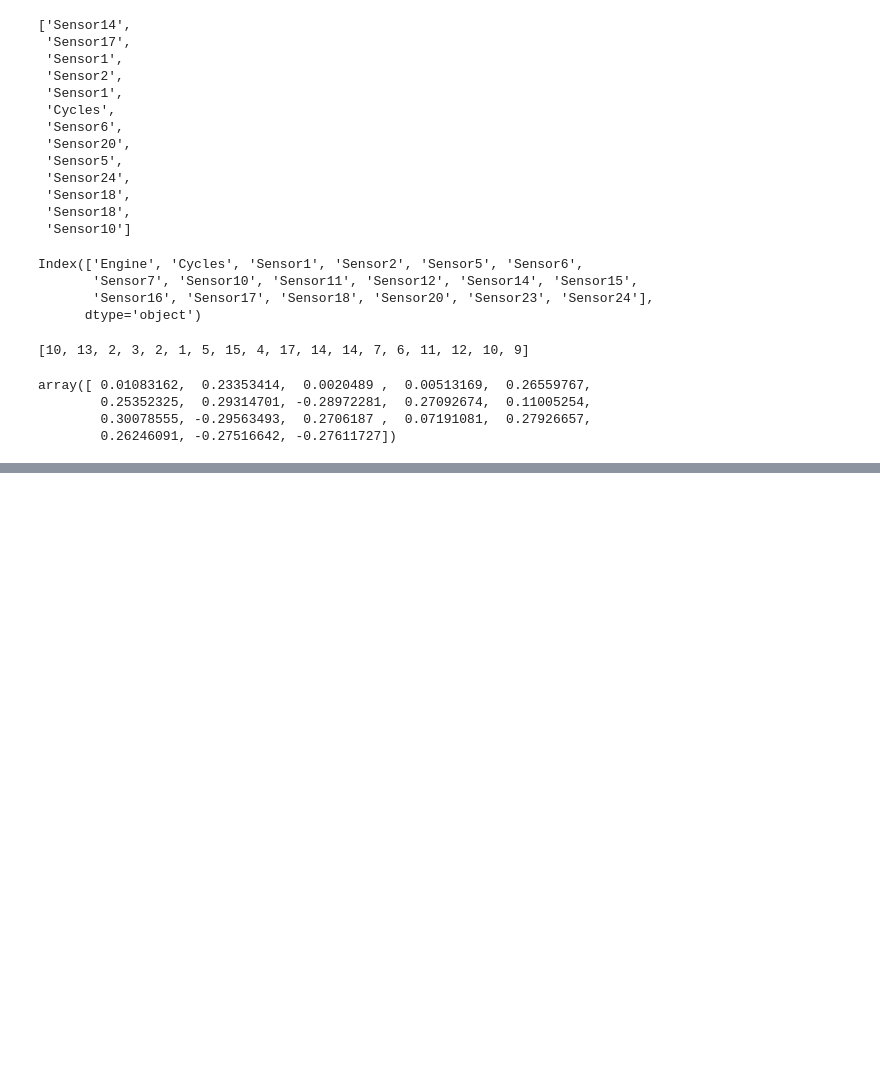
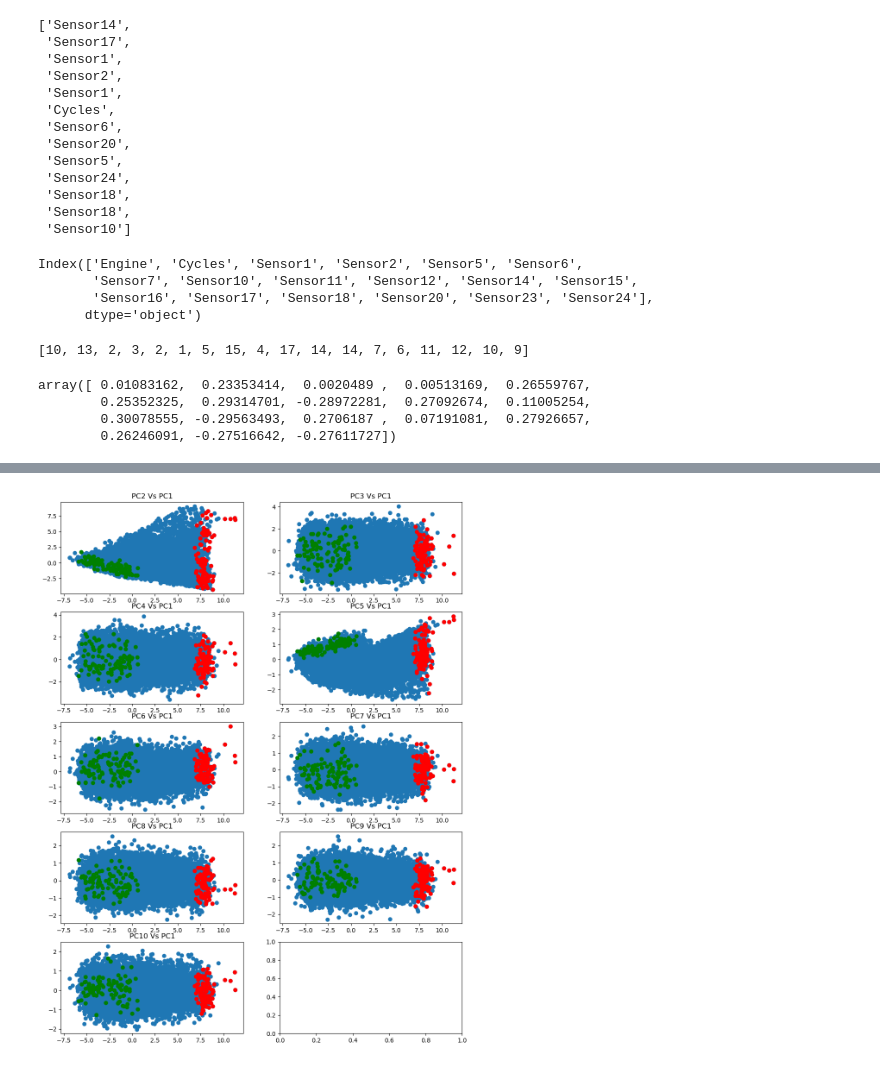
Before and after one commit to sekhrianchal6/Predictive-Maintenance, a Jupyter notebook: Code/FE/PdM_FE_Muthu.ipynb, the cells around one changed output, grey strips where cells are left out. Cells and saved outputs as stored; diff of their text form; code cells hidden in the pictures; blank space fills up the shorter version.

```diff
--- a/Code/FE/PdM_FE_Muthu.ipynb
+++ b/Code/FE/PdM_FE_Muthu.ipynb
@@ -126,0 +226,19 @@ array([ 0.01083162,  0.23353414,  0.0020489 ,  0.00513169,  0.26559767,
+# %%
+df_local = df
+#df_local.reset_index(inplace=True)
+max_pt = list(df_local[['Engine', 'Cycles']].groupby('Engine').idxmax()['Cycles'])
+min_pt = list(df_local[['Engine', 'Cycles']].groupby('Engine').idxmin()['Cycles'])
+
+pca, pcadf = PCA_Custom(df_local.iloc[:, 3:-3])
+pca_df = pd.DataFrame(pcadf)
+pca_df['Cycles'] = df_local['Cycles']
+max_df = pca_df.loc[max_pt]
+min_df = pca_df.loc[min_pt]
+fig, ax = plt.subplots(5,2, figsize=(12,16))
+for i in range(9):
+    ax[i//2, i%2].scatter(pca_df.iloc[:,0], pca_df.iloc[:,i+1])
+    ax[i//2, i%2].scatter(max_df.iloc[:,0], max_df.iloc[:,i+1], color = 'r')
+    ax[i//2, i%2].scatter(min_df.iloc[:,0], min_df.iloc[:,i+1], color = 'g')
+    ax[i//2, i%2].set_title('PC' + str(i+2) + ' Vs PC1')
+# %% [output]
+[figure, added]
```
Also changed, not shown: parts of 6 cells of this notebook.
